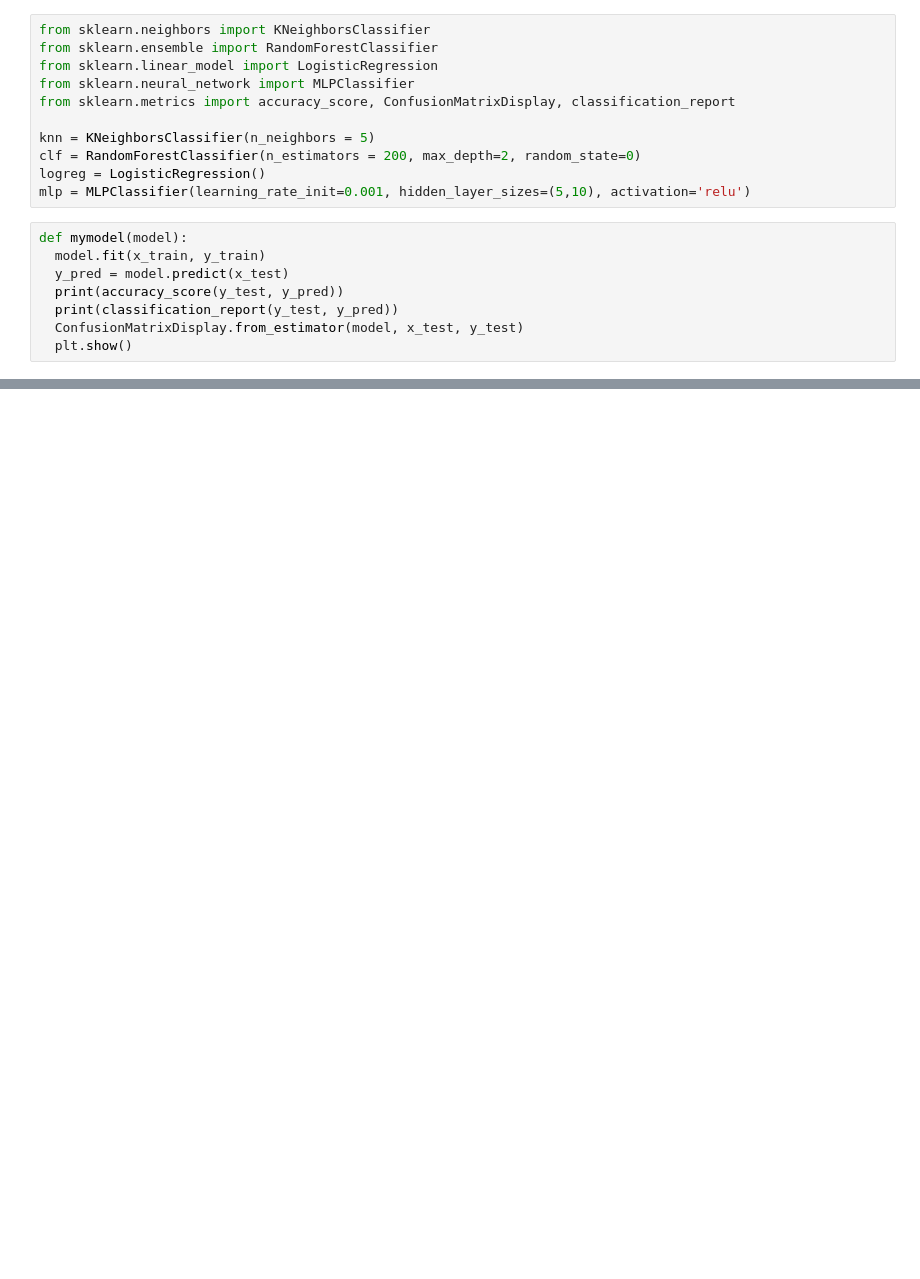
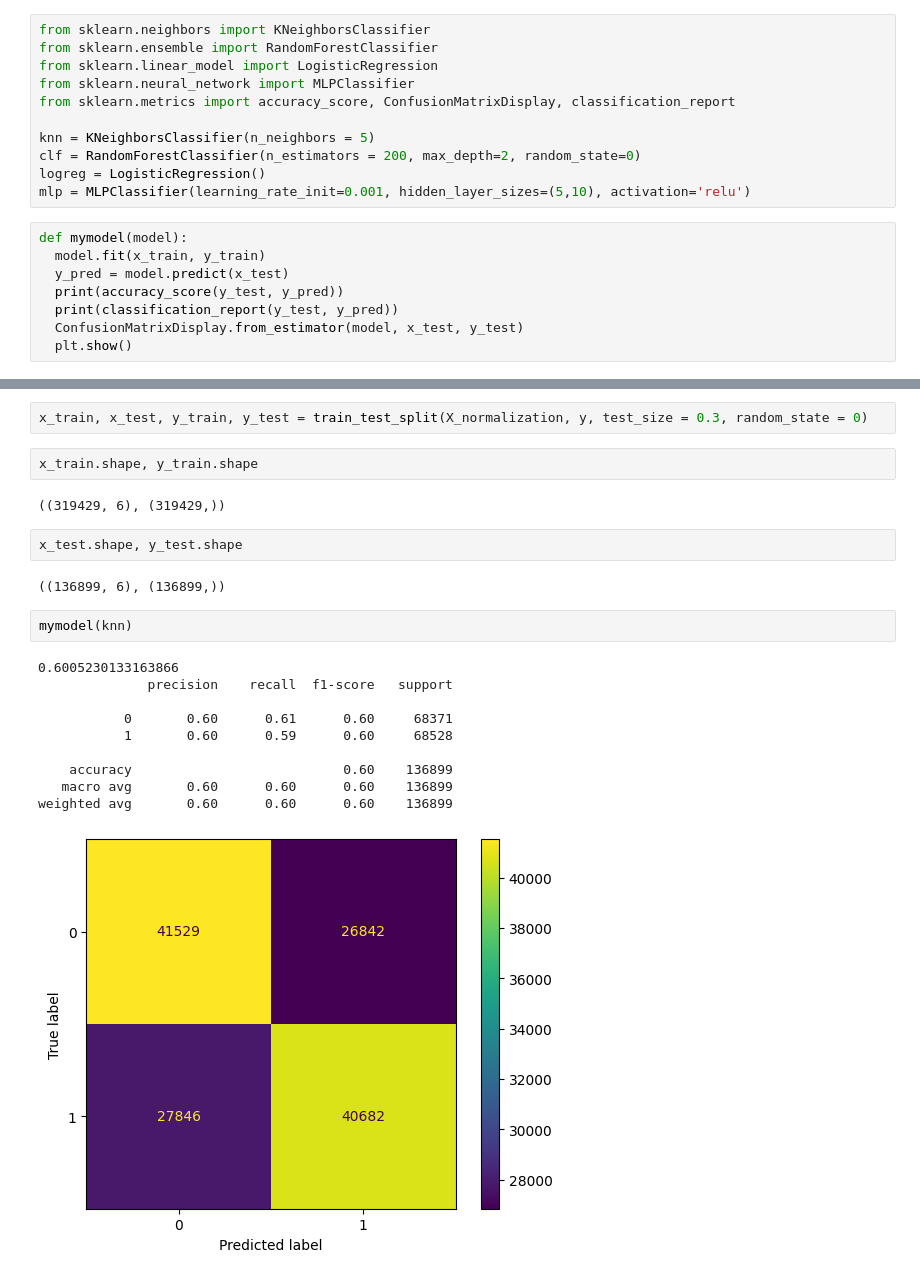
Before and after one commit to herbertgabriel/JaPodeVoar, a Jupyter notebook: app/models/train_model.ipynb, the cells around one changed output, grey strips where cells are left out. Saved outputs shown, nothing was run; the diff lists cells and outputs as text; blank space fills up the shorter version.

```diff
--- a/app/models/train_model.ipynb
+++ b/app/models/train_model.ipynb
@@ -160,0 +395,23 @@ weighted avg       0.55      0.54      0.53     73685
+# %%
+x_train, x_test, y_train, y_test = train_test_split(X_normalization, y, test_size = 0.3, random_state = 0)
+# %%
+x_train.shape, y_train.shape
+# %% [output]
+((319429, 6), (319429,))
+# %%
+x_test.shape, y_test.shape
+# %% [output]
+((136899, 6), (136899,))
+# %%
+mymodel(knn)
+# %% [output]
+0.6005230133163866
+              precision    recall  f1-score   support
+
+           0       0.60      0.61      0.60     68371
+           1       0.60      0.59      0.60     68528
+
+    accuracy                           0.60    136899
+   macro avg       0.60      0.60      0.60    136899
+weighted avg       0.60      0.60      0.60    136899
+[figure, added]
```
Also changed, not shown: parts of 55 cells of this notebook, 23 other files.
